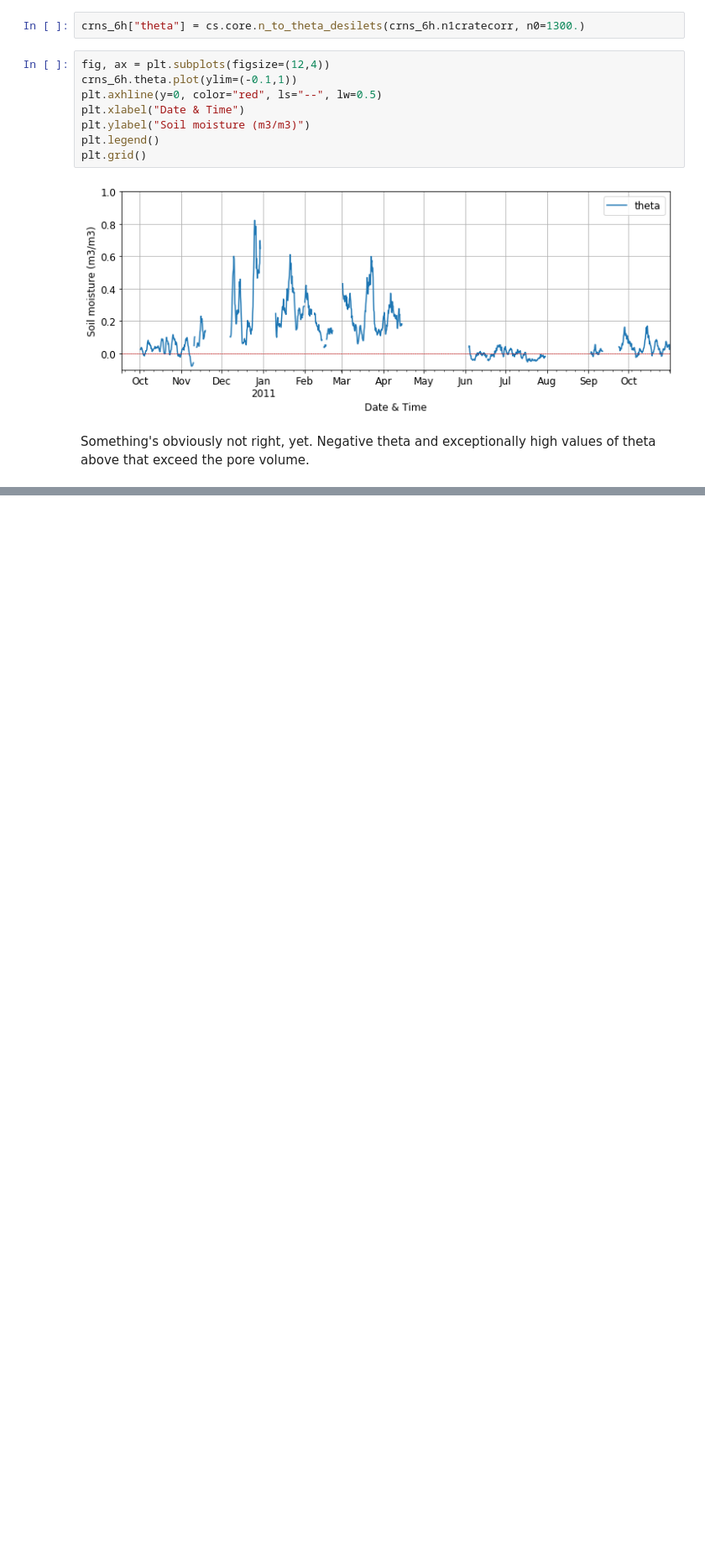
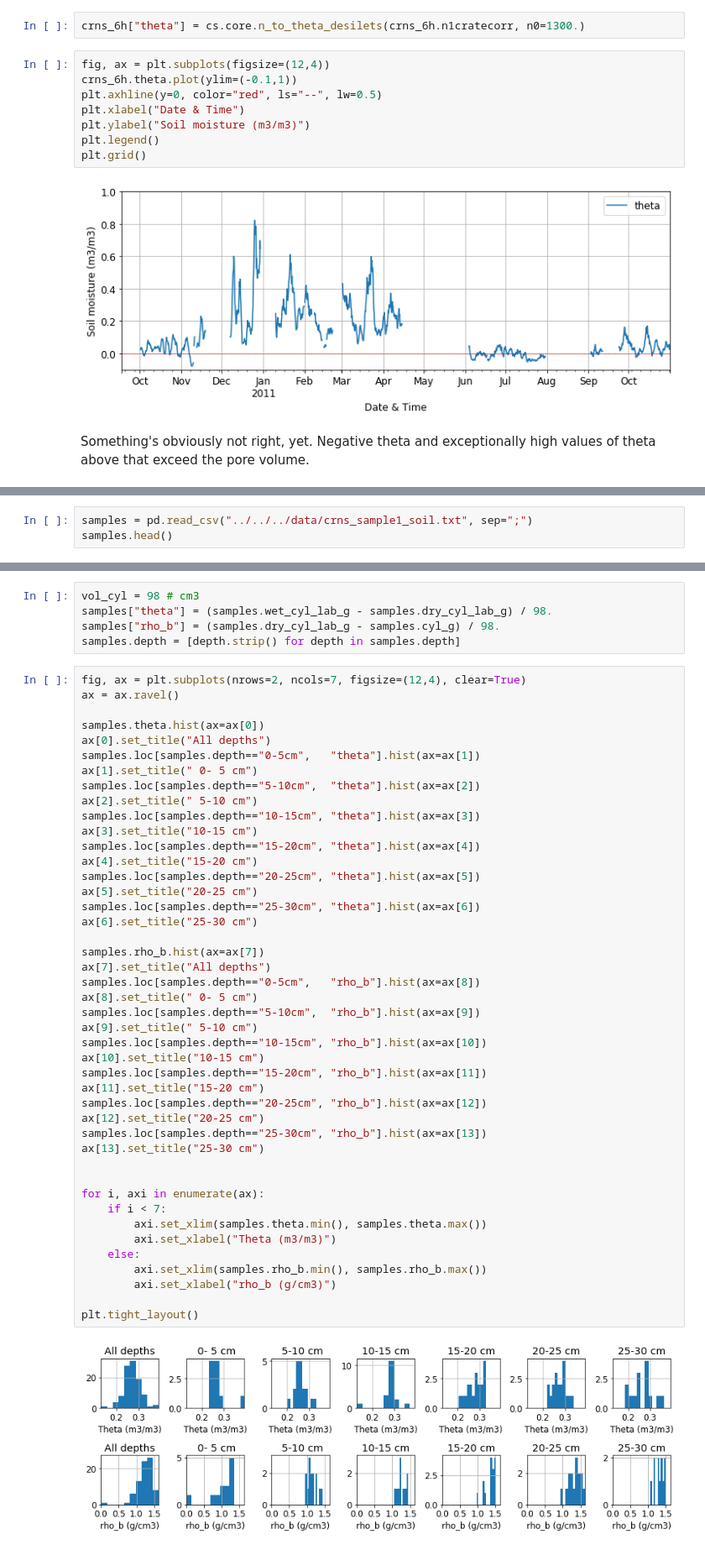
Before and after one commit to heistermann/cosmicsense, a Jupyter notebook: docs/source/notebooks/n_to_theta.ipynb, the cells around one changed output, grey strips where cells are left out. Shown at 84% size. Cells and saved outputs as stored; diff of their text form; blank space fills up the shorter version.

```diff
--- a/docs/source/notebooks/n_to_theta.ipynb
+++ b/docs/source/notebooks/n_to_theta.ipynb
@@ -374,0 +372,3 @@ Something's obviously not right,  yet. Negative theta and exceptionally high val
+# %%
+samples = pd.read_csv("../../../data/crns_sample1_soil.txt", sep=";")
+samples.head()
@@ -374,0 +382,51 @@ Something's obviously not right,  yet. Negative theta and exceptionally high val
+# %%
+vol_cyl = 98 # cm3
+samples["theta"] = (samples.wet_cyl_lab_g - samples.dry_cyl_lab_g) / 98.
+samples["rho_b"] = (samples.dry_cyl_lab_g - samples.cyl_g) / 98.
+samples.depth = [depth.strip() for depth in samples.depth]
+# %%
+fig, ax = plt.subplots(nrows=2, ncols=7, figsize=(12,4), clear=True)
+ax = ax.ravel()
+
+samples.theta.hist(ax=ax[0])
+ax[0].set_title("All depths")
+samples.loc[samples.depth=="0-5cm",   "theta"].hist(ax=ax[1])
+ax[1].set_title(" 0- 5 cm")
+samples.loc[samples.depth=="5-10cm",  "theta"].hist(ax=ax[2])
+ax[2].set_title(" 5-10 cm")
+samples.loc[samples.depth=="10-15cm", "theta"].hist(ax=ax[3])
+ax[3].set_title("10-15 cm")
+samples.loc[samples.depth=="15-20cm", "theta"].hist(ax=ax[4])
+ax[4].set_title("15-20 cm")
+samples.loc[samples.depth=="20-25cm", "theta"].hist(ax=ax[5])
+ax[5].set_title("20-25 cm")
+samples.loc[samples.depth=="25-30cm", "theta"].hist(ax=ax[6])
+ax[6].set_title("25-30 cm")
+
+samples.rho_b.hist(ax=ax[7])
+ax[7].set_title("All depths")
+samples.loc[samples.depth=="0-5cm",   "rho_b"].hist(ax=ax[8])
+ax[8].set_title(" 0- 5 cm")
+samples.loc[samples.depth=="5-10cm",  "rho_b"].hist(ax=ax[9])
+ax[9].set_title(" 5-10 cm")
+samples.loc[samples.depth=="10-15cm", "rho_b"].hist(ax=ax[10])
+ax[10].set_title("10-15 cm")
+samples.loc[samples.depth=="15-20cm", "rho_b"].hist(ax=ax[11])
+ax[11].set_title("15-20 cm")
+samples.loc[samples.depth=="20-25cm", "rho_b"].hist(ax=ax[12])
+ax[12].set_title("20-25 cm")
+samples.loc[samples.depth=="25-30cm", "rho_b"].hist(ax=ax[13])
+ax[13].set_title("25-30 cm")
+
+
+for i, axi in enumerate(ax):
+    if i < 7:
+        axi.set_xlim(samples.theta.min(), samples.theta.max())
+        axi.set_xlabel("Theta (m3/m3)")
+    else:
+        axi.set_xlim(samples.rho_b.min(), samples.rho_b.max())
+        axi.set_xlabel("rho_b (g/cm3)")
+
+plt.tight_layout()
+# %% [output]
+[figure, added]
```
Also changed, not shown: parts of 6 cells of this notebook, 2 other files.
